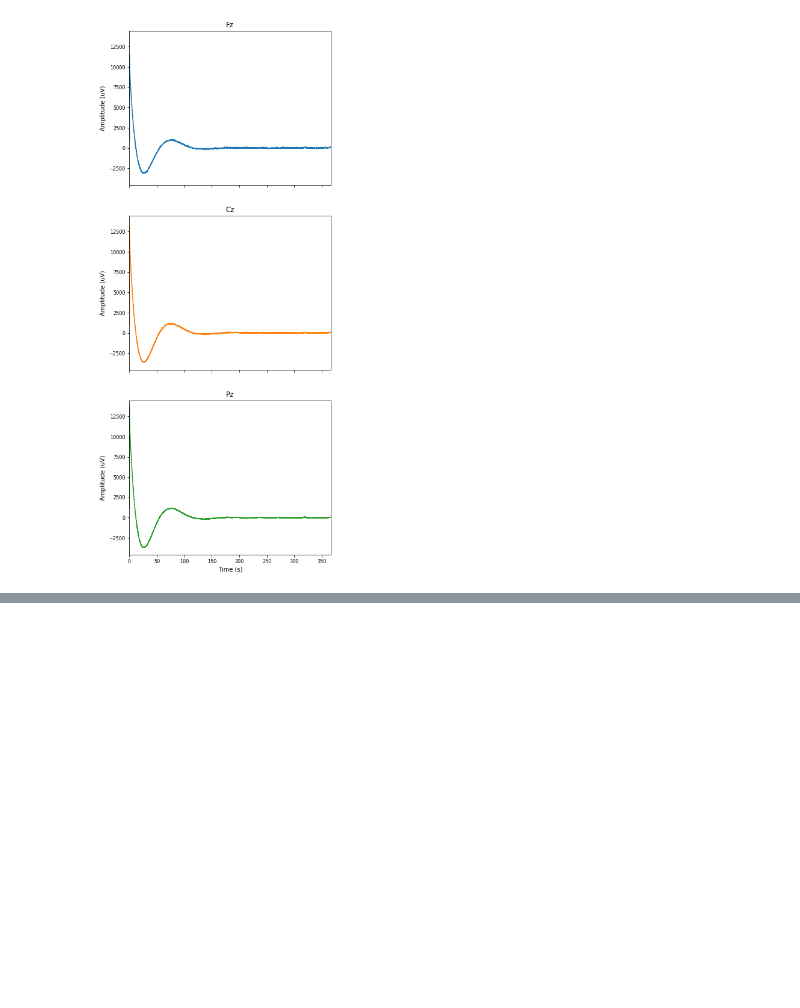
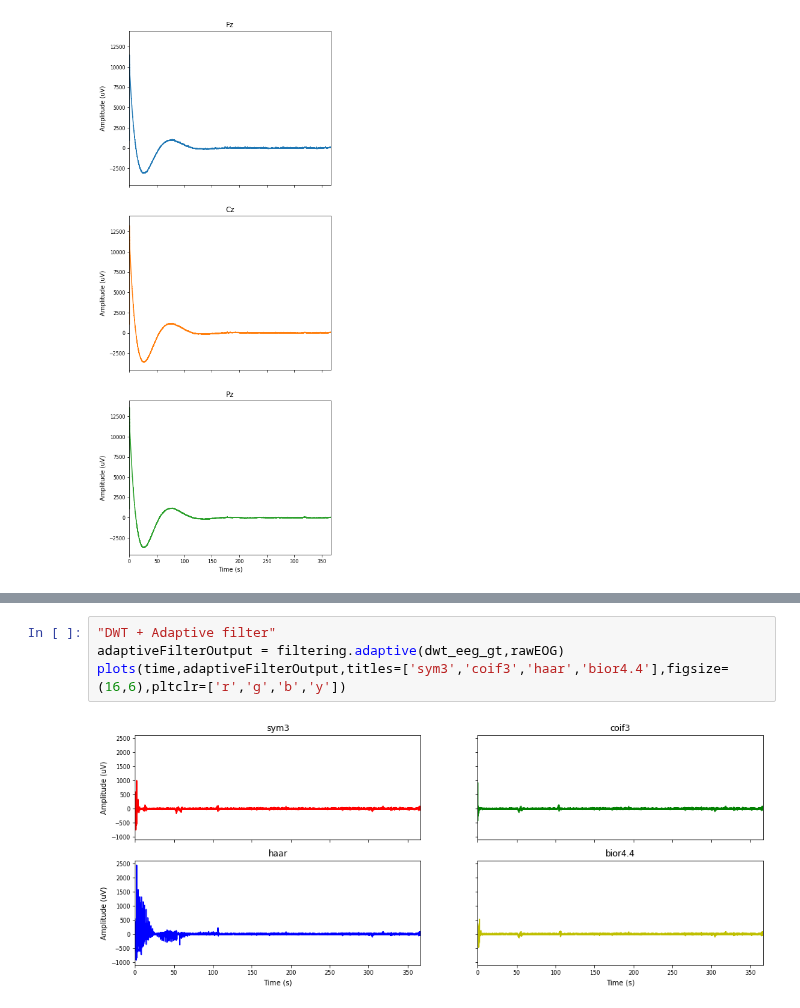
Before and after one commit to iggy96/Dementia-EEG-Analysis, a Jupyter notebook: snr_testing.ipynb, the cells around one changed output, grey strips where cells are left out. Saved outputs shown, nothing was run; the diff lists cells and outputs as text; blank space fills up the shorter version.

```diff
--- a/snr_testing.ipynb
+++ b/snr_testing.ipynb
@@ -173,0 +160,6 @@ print("MSE for standard deviation threshold: ",mse_std_1)
+# %%
+"DWT + Adaptive filter"
+adaptiveFilterOutput = filtering.adaptive(dwt_eeg_gt,rawEOG)
+plots(time,adaptiveFilterOutput,titles=['sym3','coif3','haar','bior4.4'],figsize=(16,6),pltclr=['r','g','b','y'])
+# %% [output]
+[figure, added]
```
Also changed, not shown: parts of 4 cells of this notebook.
